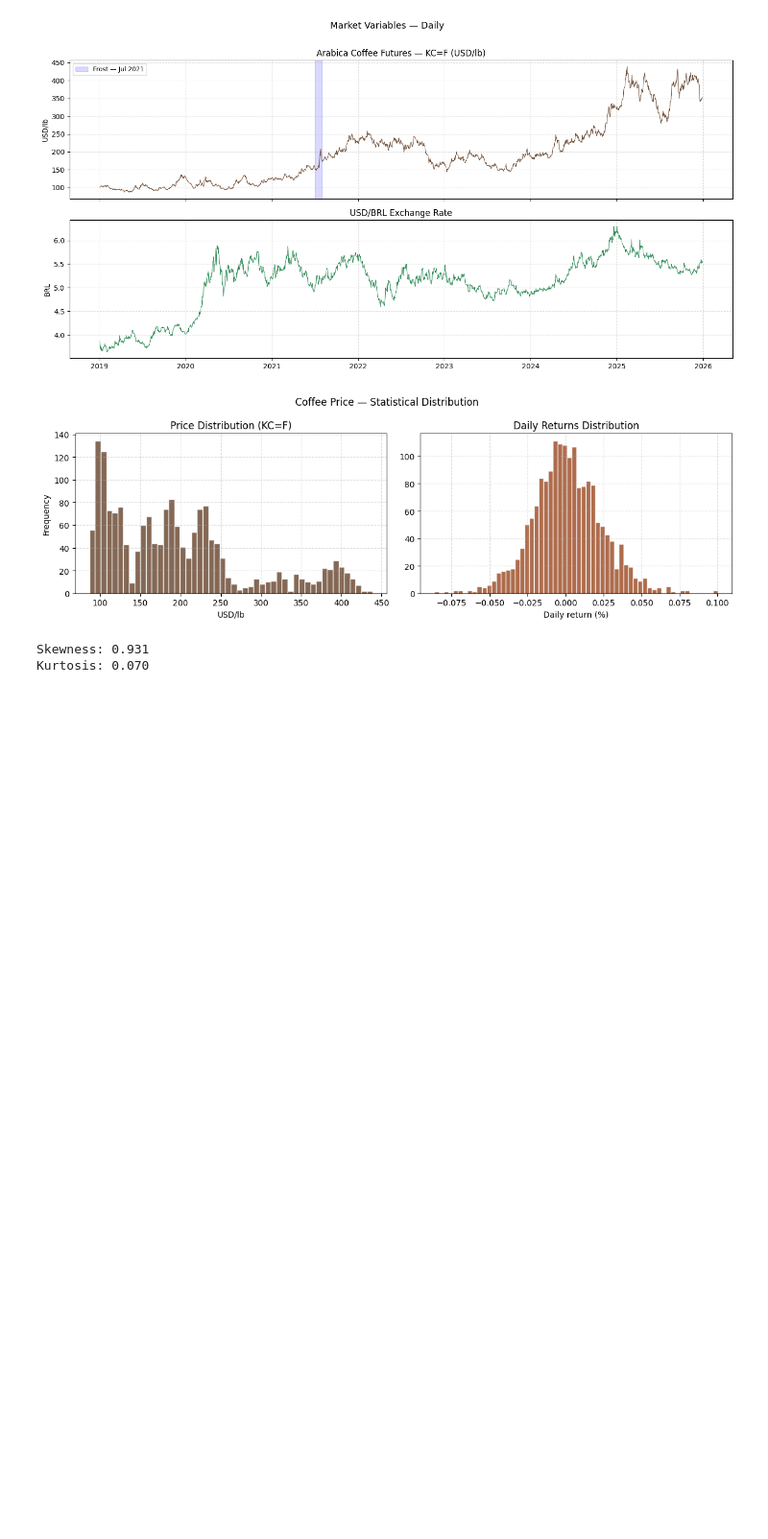
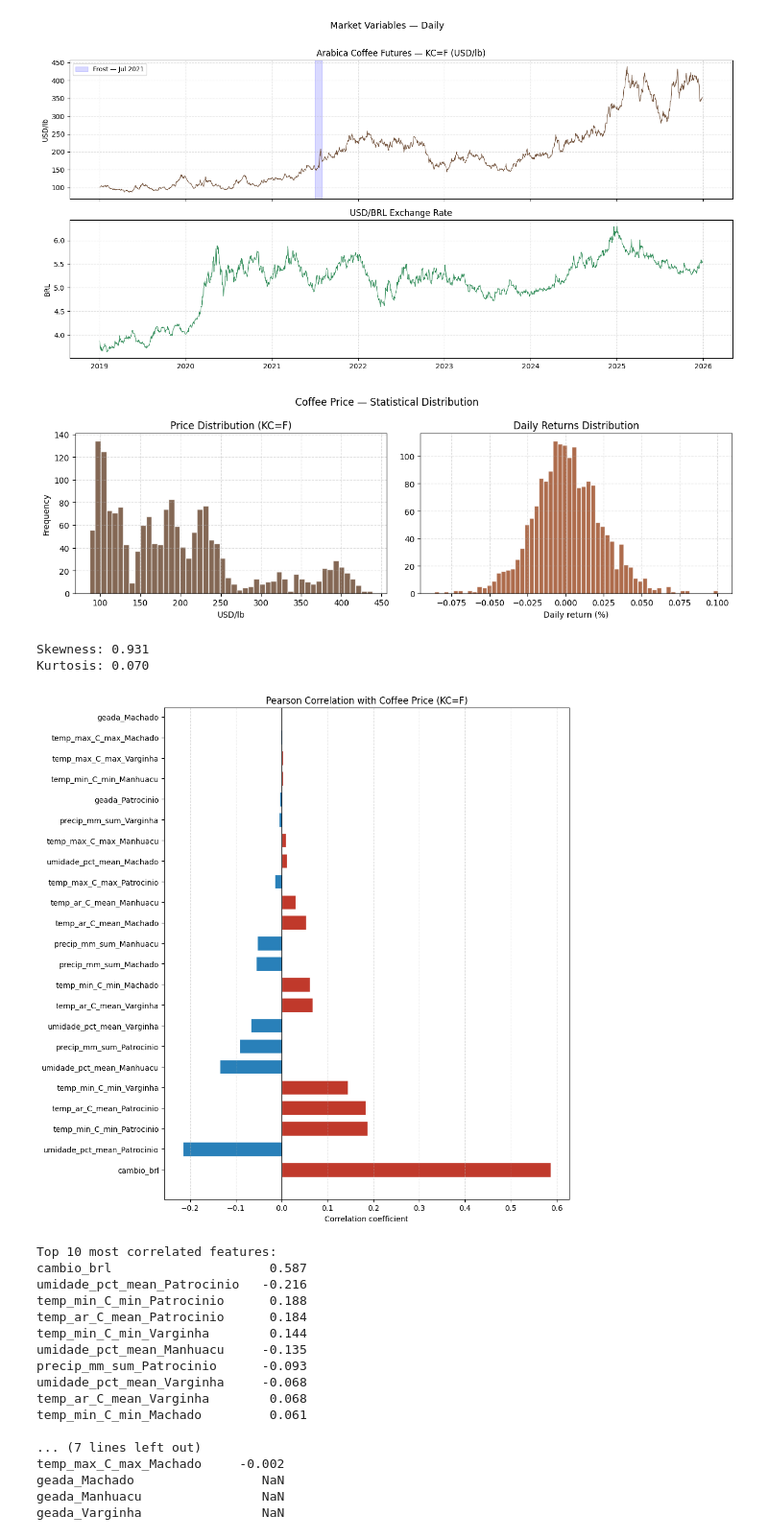
Before and after one commit to eulergomees/lstm_coffee_price, a Jupyter notebook: lstm_coffee_price.ipynb, the cells around one changed output. Shown at 96% size. Cells and saved outputs as stored; diff of their text form; code cells hidden in the pictures; blank space fills up the shorter version.

Commit message:
feat: pearson correlation

```diff
--- a/lstm_coffee_price.ipynb
+++ b/lstm_coffee_price.ipynb
@@ -164,3 +164,40 @@ print(f"Kurtosis: {df['preco_cafe'].kurt():.3f}")
 [figure]
 Skewness: 0.931
 Kurtosis: 0.070
+# %%
+corr = df.drop(columns=["date"]).corr()["preco_cafe"].drop("preco_cafe")
+corr = corr.sort_values(key=abs, ascending=False)
+
+fig, ax = plt.subplots(figsize=(10, 10))
+colors = ["#C0392B" if v > 0 else "#2980B9" for v in corr.values]
+ax.barh(corr.index, corr.values, color=colors, edgecolor="white", height=0.7)
+ax.axvline(0, color="black", lw=0.8)
+ax.set_title("Pearson Correlation with Coffee Price (KC=F)", fontsize=12)
+ax.set_xlabel("Correlation coefficient")
+ax.grid(True, axis="x", linestyle="--", alpha=0.4)
+plt.tight_layout()
+plt.show()
+
+print("Top 10 most correlated features:")
+print(corr.head(10).round(3).to_string())
+print("\nTop 10 least correlated (candidates to drop):")
+print(corr.tail(10).round(3).to_string())
+# %% [output]
+[figure, added]
+Top 10 most correlated features:
+cambio_brl                     0.587
+umidade_pct_mean_Patrocinio   -0.216
+temp_min_C_min_Patrocinio      0.188
+temp_ar_C_mean_Patrocinio      0.184
+temp_min_C_min_Varginha        0.144
+umidade_pct_mean_Manhuacu     -0.135
+precip_mm_sum_Patrocinio      -0.093
+umidade_pct_mean_Varginha     -0.068
+temp_ar_C_mean_Varginha        0.068
+temp_min_C_min_Machado         0.061
+
+... (7 lines left out)
+temp_max_C_max_Machado     -0.002
+geada_Machado                 NaN
+geada_Manhuacu                NaN
+geada_Varginha                NaN
```
